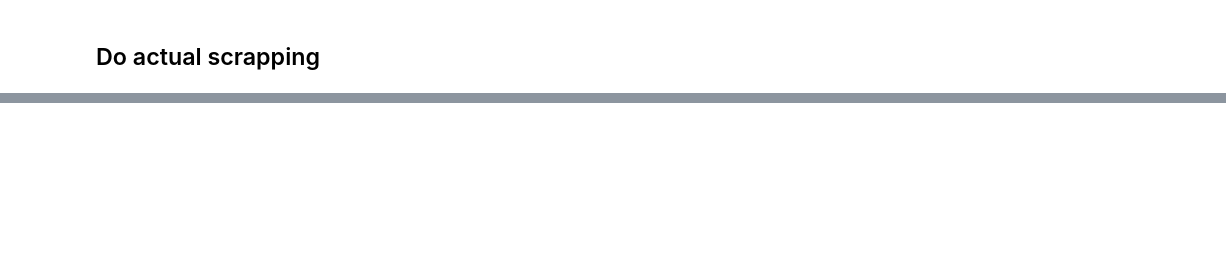
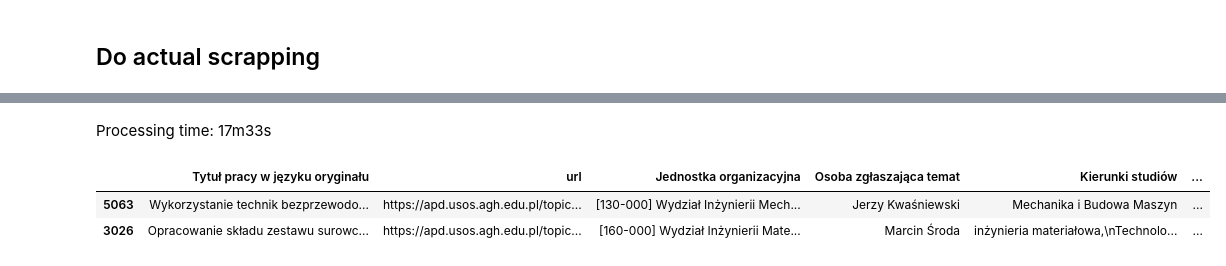
Before and after one commit to CleverLord/Advanced-Data-Mining, a Jupyter notebook: 1-data-aquisition.ipynb, the cells around one changed output, grey strips where cells are left out. Cells and saved outputs as stored; diff of their text form; code cells hidden in the pictures; blank space fills up the shorter version.

Commit message:
Data captured

```diff
--- a/1-data-aquisition.ipynb
+++ b/1-data-aquisition.ipynb
@@ -346,7 +390,7 @@ for page in tqdm(range(0, total_rows, 30)):
     table = get_main_table()
     print("Getting data from page, range:", get_current_rows(table))
     rows += [get_data_from_row(row) for row in get_data_rows(table)]
-    if total_rows not in get_current_rows(table):
+    if str(total_rows) not in get_current_rows(table):
         get_next_page_button(table).click()
     else:
         print("We are already at the end of the website")
@@ -352,0 +411,2 @@ for page in tqdm(range(0, total_rows, 30)):
+# %% [markdown]
+Processing time: 17m33s
@@ -352,0 +418,13 @@ for page in tqdm(range(0, total_rows, 30)):
+# %%
+#convert that to pandas dataframe
+import pandas as pd
+#add url as second column
+columns = get_columns_from_header_row(get_main_table())
+columns.insert(1, "url")
+df = pd.DataFrame(rows, columns=columns)
+# %%
+df.sample(2)
+# %% [output]
+|  | Tytuł pracy w języku oryginału | url | Jednostka organizacyjna | Osoba zgłaszająca temat | Kierunki studiów | ... |
+| 5063 | Wykorzystanie technik bezprzewodo... | https://apd.usos.agh.edu.pl/topic... | [130-000] Wydział Inżynierii Mech... | Jerzy Kwaśniewski | Mechanika i Budowa Maszyn | ... |
+| 3026 | Opracowanie składu zestawu surowc... | https://apd.usos.agh.edu.pl/topic... | [160-000] Wydział Inżynierii Mate... | Marcin Środa | inżynieria materiałowa,\nTechnolo... | ... |
```
Also changed, not shown: parts of 9 cells of this notebook, 2 other files.
